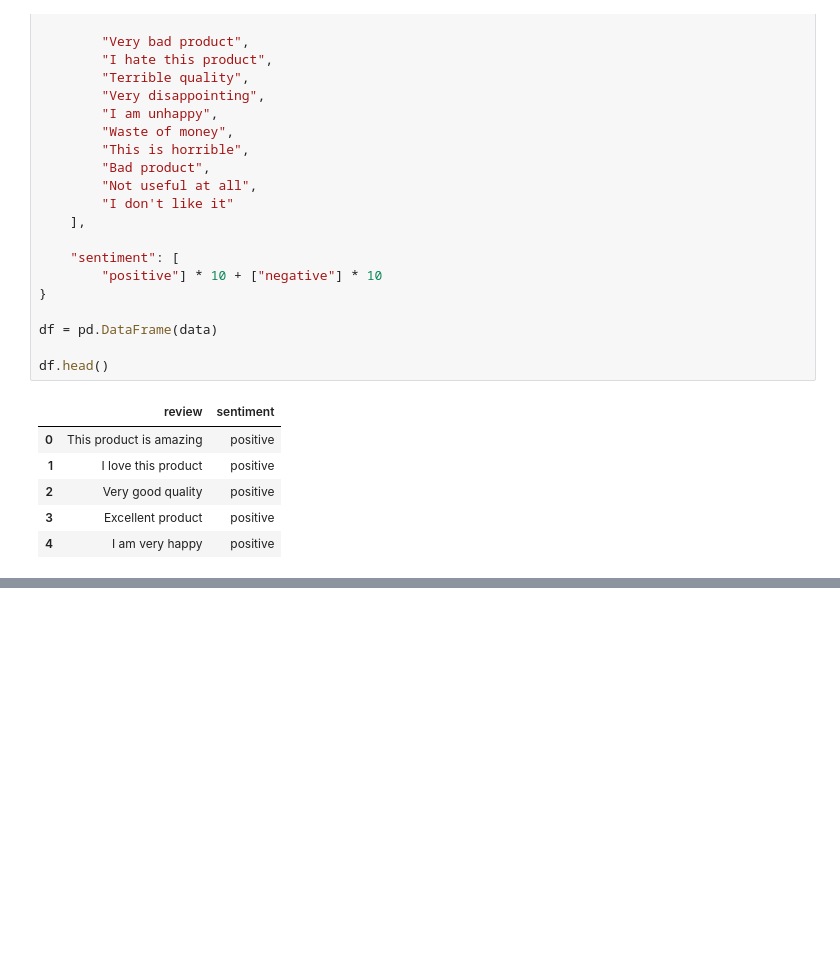
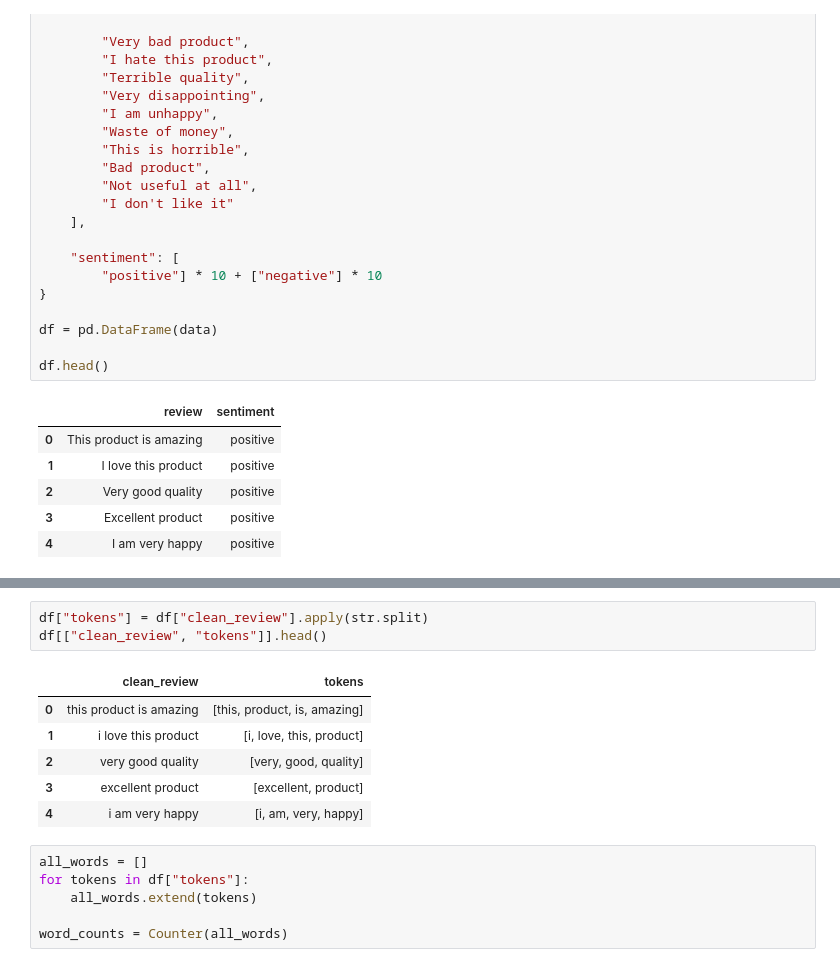
Before and after one commit to olaazimi1998/AI-Roadmap, a Jupyter notebook: week33-capstone(deep learning)/notebooks/preprocessing.ipynb, the cells around one changed output, grey strips where cells are left out. Cells and saved outputs as stored; diff of their text form; blank space fills up the shorter version.

```diff
--- a/week33-capstone(deep learning)/notebooks/preprocessing.ipynb
+++ b/week33-capstone(deep learning)/notebooks/preprocessing.ipynb
@@ -60,0 +72,16 @@ df.head()
+# %%
+df["tokens"] = df["clean_review"].apply(str.split)
+df[["clean_review", "tokens"]].head()
+# %% [output]
+|  | clean_review | tokens |
+| 0 | this product is amazing | [this, product, is, amazing] |
+| 1 | i love this product | [i, love, this, product] |
+| 2 | very good quality | [very, good, quality] |
+| 3 | excellent product | [excellent, product] |
+| 4 | i am very happy | [i, am, very, happy] |
+# %%
+all_words = []
+for tokens in df["tokens"]:
+    all_words.extend(tokens)
+
+word_counts = Counter(all_words)
```
Also changed, not shown: parts of 4 cells of this notebook, 14 other files.
